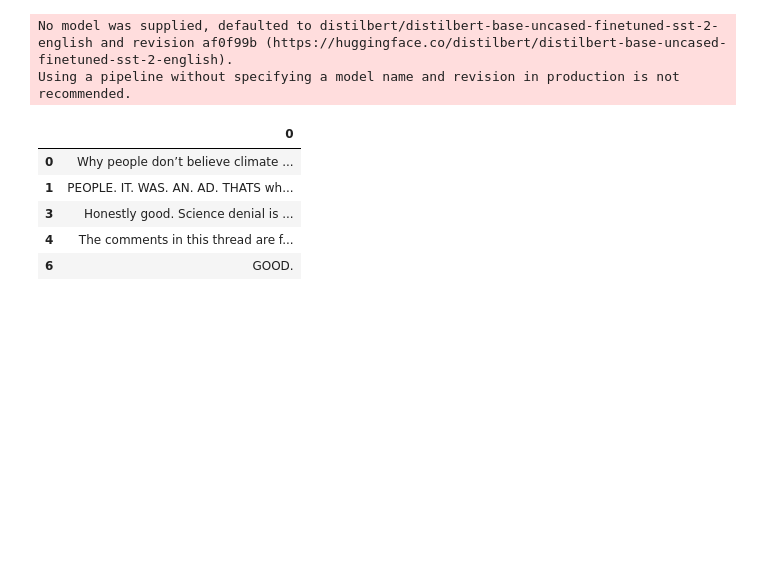
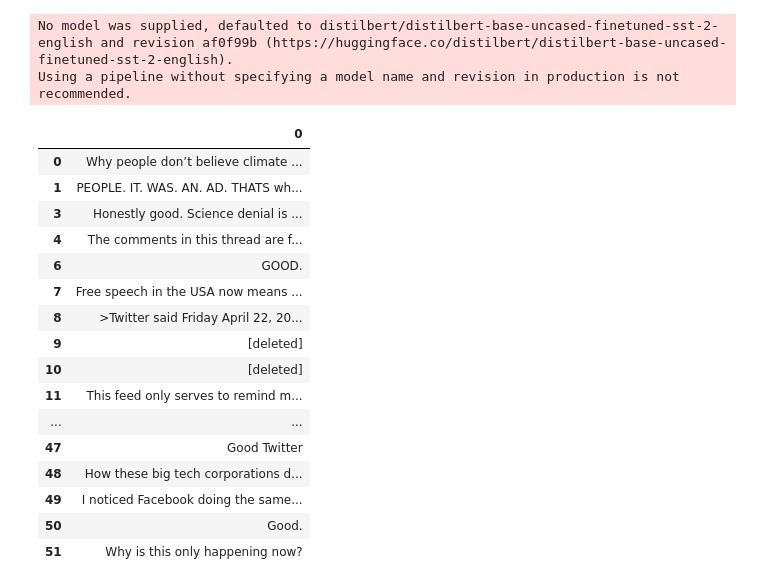
Before and after one commit to killecisse/final_project_ironhack, a Jupyter notebook: code_v1.ipynb, the cells around one changed output. Cells and saved outputs as stored; diff of their text form; code cells hidden in the pictures; blank space fills up the shorter version.

```diff
--- a/code_v1.ipynb
+++ b/code_v1.ipynb
@@ -777,25 +777,35 @@ Requirement already satisfied: mdurl~=0.1 in c:\users\kciss\anaconda3\lib\site-p
 import pandas as pd
 from transformers import pipeline
 
-# Assuming 'comments' is your DataFrame and it has a column named 'comment_text'
-# Initialize the sentiment-analysis pipeline
 sentiment_pipeline = pipeline("sentiment-analysis")
+comments = comments[comments['0'].str.len() <= 512]
 
-# Function to apply sentiment analysis
 def apply_sentiment(row):
     return sentiment_pipeline(row['0'])
 
-# Apply the function to each row in the DataFrame
 comments['sentiment'] = comments.apply(apply_sentiment, axis=1)
+
+comments.head()
 # %% [output]
 No model was supplied, defaulted to distilbert/distilbert-base-uncased-finetuned-sst-2-english and revision af0f99b (https://huggingface.co/distilbert/distilbert-base-uncased-finetuned-sst-2-english).
 Using a pipeline without specifying a model name and revision in production is not recommended.
 # %%
-comments.head()
+comments.head(50)
 # %% [output]
 |  | 0 |
 | 0 | Why people don’t believe climate ... |
 | 1 | PEOPLE. IT. WAS. AN. AD. THATS wh... |
 | 3 | Honestly good. Science denial is ... |
 | 4 | The comments in this thread are f... |
 | 6 | GOOD. |
+| 7 | Free speech in the USA now means ... |
+| 8 | >Twitter said Friday April 22, 20... |
+| 9 | [deleted] |
+| 10 | [deleted] |
+| 11 | This feed only serves to remind m... |
+| ... | ... |
+| 47 | Good Twitter |
+| 48 | How these big tech corporations d... |
+| 49 | I noticed Facebook doing the same... |
+| 50 | Good. |
+| 51 | Why is this only happening now? |
```
Also changed, not shown: parts of 6 cells of this notebook.
